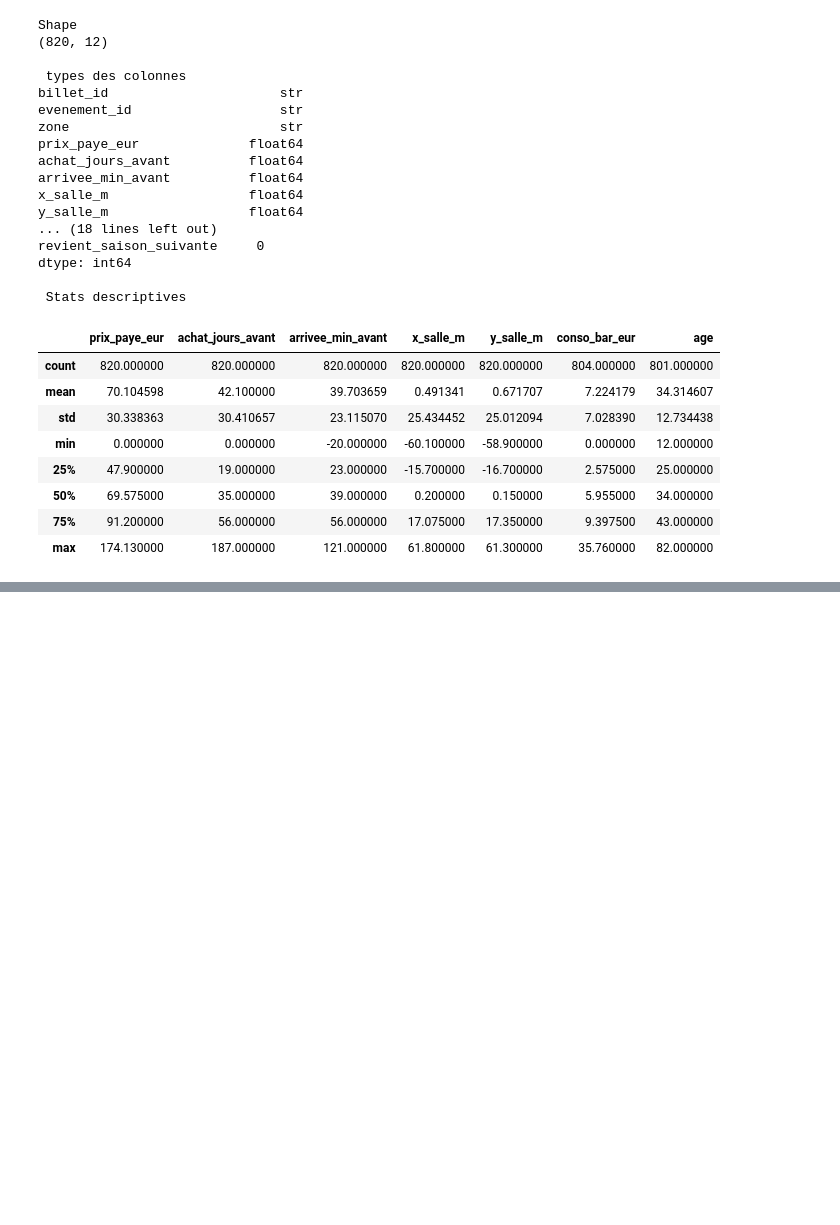
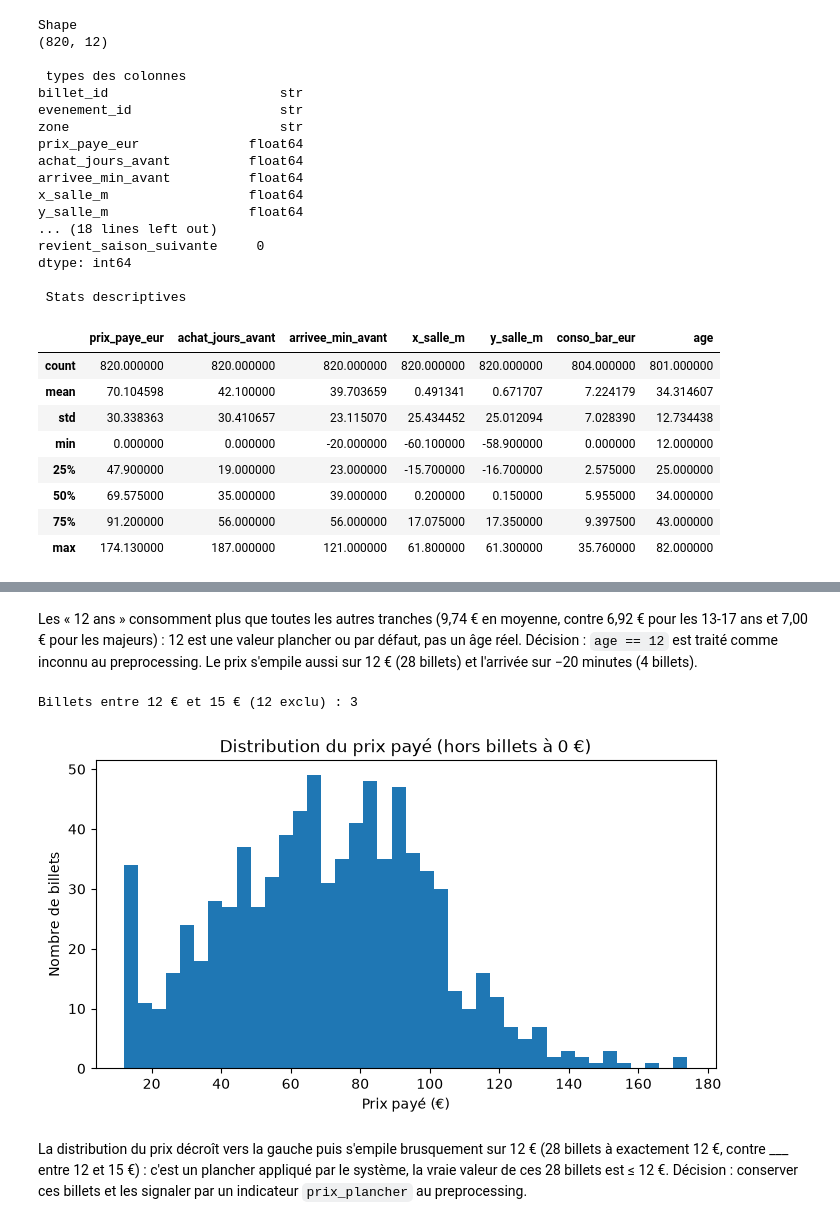
Before and after one commit to Fourkhoub/Projet_DataMining, a Jupyter notebook: notebooks/eda_billets.ipynb, the cells around one changed output, grey strips where cells are left out. Saved outputs shown, nothing was run; the diff lists cells and outputs as text; code cells hidden in the pictures; blank space fills up the shorter version.

Commit message:
Audit du DataSet billets complet

```diff
--- a/notebooks/eda_billets.ipynb
+++ b/notebooks/eda_billets.ipynb
@@ -63,0 +476,16 @@ dtype: int64
+# %% [markdown]
+Les « 12 ans » consomment plus que toutes les autres tranches (9,74 € en moyenne, contre 6,92 € pour les 13-17 ans et 7,00 € pour les majeurs) : 12 est une valeur plancher ou par défaut, pas un âge réel. Décision : `age == 12` est traité comme inconnu au preprocessing. Le prix s'empile aussi sur 12 € (28 billets) et l'arrivée sur −20 minutes (4 billets).
+# %%
+print("Billets entre 12 € et 15 € (12 exclu) :", ((df_billets['prix_paye_eur'] > 12) & (df_billets['prix_paye_eur'] <= 15)).sum())
+
+plt.figure(figsize=(8, 4))
+plt.hist(df_billets.loc[df_billets['prix_paye_eur'] > 0, 'prix_paye_eur'], bins=40)
+plt.title("Distribution du prix payé (hors billets à 0 €)")
+plt.xlabel("Prix payé (€)")
+plt.ylabel("Nombre de billets")
+plt.show()
+# %% [output]
+Billets entre 12 € et 15 € (12 exclu) : 3
+[figure, added]
+# %% [markdown]
+La distribution du prix décroît vers la gauche puis s'empile brusquement sur 12 € (28 billets à exactement 12 €, contre ___ entre 12 et 15 €) : c'est un plancher appliqué par le système, la vraie valeur de ces 28 billets est ≤ 12 €. Décision : conserver ces billets et les signaler par un indicateur `prix_plancher` au preprocessing.
```
Also changed, not shown: parts of 49 cells of this notebook, 1 other file.
